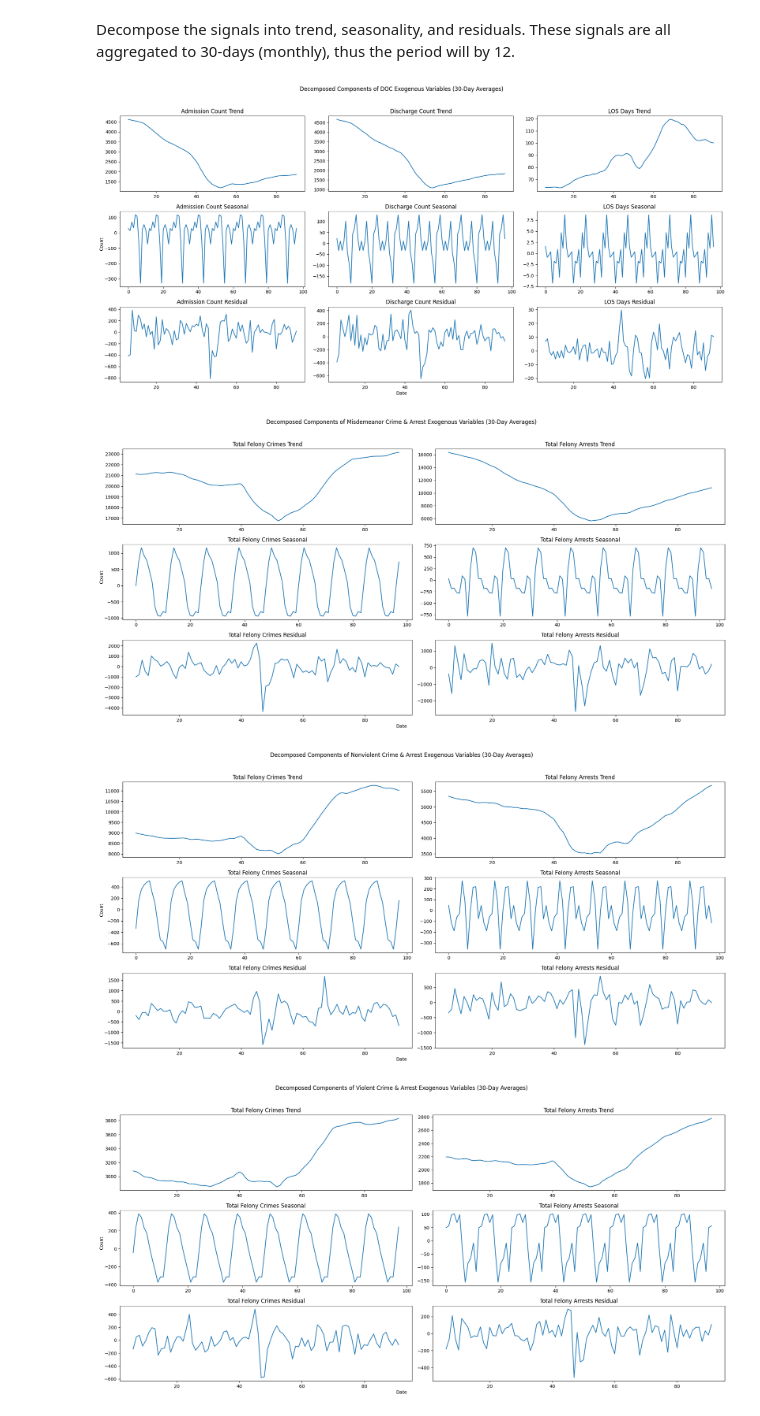
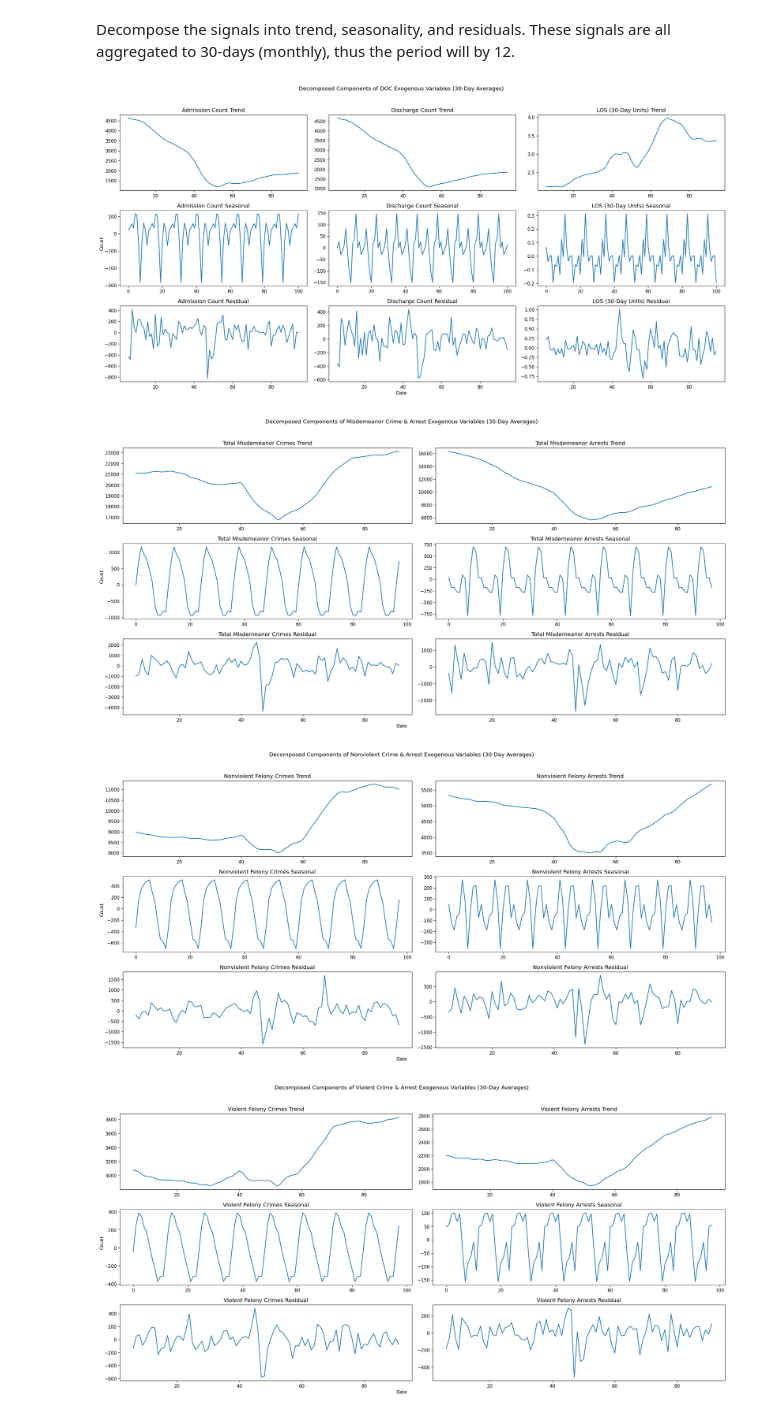
Before and after one commit to DataCollaborativeForJustice/DOC_Jail_Population_Timeseries, a Jupyter notebook: Scripts/03_exog_vars_ts_analysis_30day.ipynb, the cells around one changed output. Cells and saved outputs as stored; diff of their text form; code cells hidden in the pictures.

```diff
--- a/Scripts/03_exog_vars_ts_analysis_30day.ipynb
+++ b/Scripts/03_exog_vars_ts_analysis_30day.ipynb
@@ -197,38 +197,38 @@ Decompose the signals into trend, seasonality, and residuals. These signals are
 # Decompose the signals
 admission_decomposition = seasonal_decompose(joined_doc_ivs_df['admission_count'], model='additive', period=12)
 discharge_decomposition = seasonal_decompose(joined_doc_ivs_df['discharge_count'], model='additive', period=12)
-los_days_decomposition = seasonal_decompose(joined_doc_ivs_df['Avg LOS Days (30D)'], model='additive', period=12)
+los_days_decomposition = seasonal_decompose(joined_doc_ivs_df['Avg LOS (30D)'], model='additive', period=12)
 
 # Create a figure with a GridSpec layout
 fig = plt.figure(figsize=(20, 10))
 gs = gridspec.GridSpec(3, 3, figure=fig)
 
 # Define components and titles
 components = ['trend', 'seasonal', 'resid']
 titles = ['Trend', 'Seasonal', 'Residual']
 
 # Plot the decomposed components for admission_count, discharge_count, and los_days
 decompositions = [admission_decomposition, discharge_decomposition, los_days_decomposition]
-decomposition_titles = ['Admission Count', 'Discharge Count', 'LOS Days']
+decomposition_titles = ['Admission Count', 'Discharge Count', 'LOS (30-Day Units)']
 
 for i, decomposition in enumerate(decompositions):
     for j, component in enumerate(components):
         ax = fig.add_subplot(gs[j, i % 3])
         ax.plot(decomposition.trend.index, getattr(decomposition, component), label=f'{decomposition_titles[i]} {titles[j]}')
         ax.set_title(f'{decomposition_titles[i]} {titles[j]}')
 
 # Set a common xlabel and ylabel
 fig.text(0.5, 0.04, 'Date', ha='center')
 fig.text(0.04, 0.5, 'Count', va='center', rotation='vertical')
 
 # Add a legend and title
 fig.suptitle('Decomposed Components of DOC Exogenous Variables (30-Day Averages)')
 
 plt.tight_layout(rect=[0.04, 0.04, 1, 0.96])
 plt.savefig('../Outputs/doc_exog_decomposed_components_plots_30days.png', bbox_inches='tight')
 plt.show()
 # %% [output]
-[figure, old version]
+[figure, new version]
 # %%
 #Repeat for crime and arrests
 # Decompose the signals
@@ -245,7 +245,7 @@ titles = ['Trend', 'Seasonal', 'Residual']
 
 # Plot the decomposed components for admission_count, discharge_count, and los_days
 decompositions = [felony_crimes_decomposition, felony_arrest_decomposition]
-decomposition_titles = ['Total Felony Crimes', 'Total Felony Arrests']
+decomposition_titles = ['Total Misdemeanor Crimes', 'Total Misdemeanor Arrests']
 
 for i, decomposition in enumerate(decompositions):
     for j, component in enumerate(components):
@@ -264,7 +264,7 @@ plt.tight_layout(rect=[0.04, 0.04, 1, 0.96])
 plt.savefig('../Outputs/misd_exog_decomposed_components_plots_30days.png', bbox_inches='tight')
 plt.show()
 # %% [output]
-[figure, old version]
+[figure, new version]
 # %%
 #Repeat for crime and arrests
 # Decompose the signals
@@ -281,7 +281,7 @@ titles = ['Trend', 'Seasonal', 'Residual']
 
 # Plot the decomposed components for admission_count, discharge_count, and los_days
 decompositions = [felony_crimes_decomposition, felony_arrest_decomposition]
-decomposition_titles = ['Total Felony Crimes', 'Total Felony Arrests']
+decomposition_titles = ['Nonviolent Felony Crimes', 'Nonviolent Felony Arrests']
 
 for i, decomposition in enumerate(decompositions):
     for j, component in enumerate(components):
@@ -300,7 +300,7 @@ plt.tight_layout(rect=[0.04, 0.04, 1, 0.96])
 plt.savefig('../Outputs/nvfo_exog_decomposed_components_plots_30days.png', bbox_inches='tight')
 plt.show()
 # %% [output]
-[figure, old version]
+[figure, new version]
 # %%
 #Repeat for crime and arrests
 # Decompose the signals
```
Also changed, not shown: parts of 2 cells of this notebook, 10 other files.
